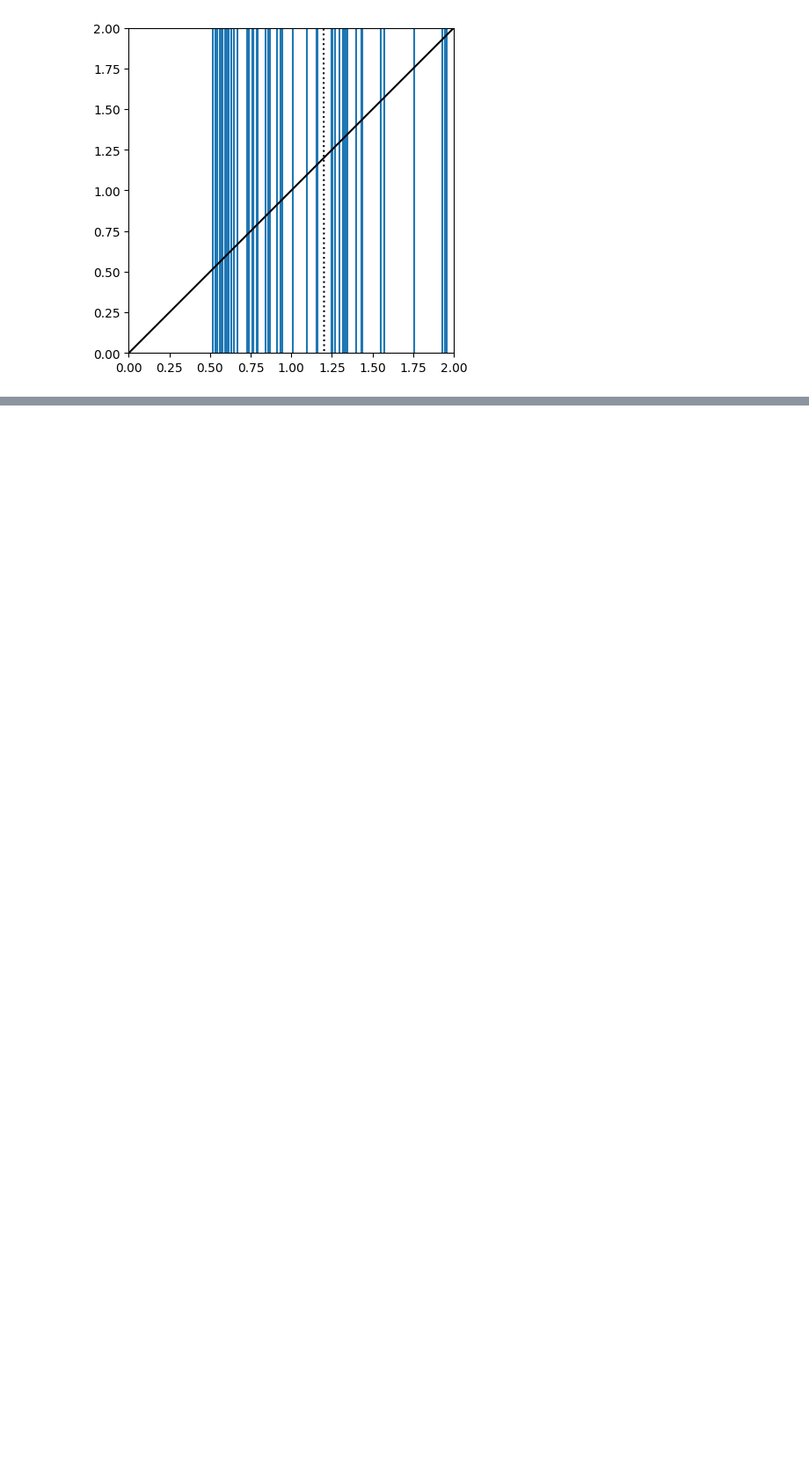
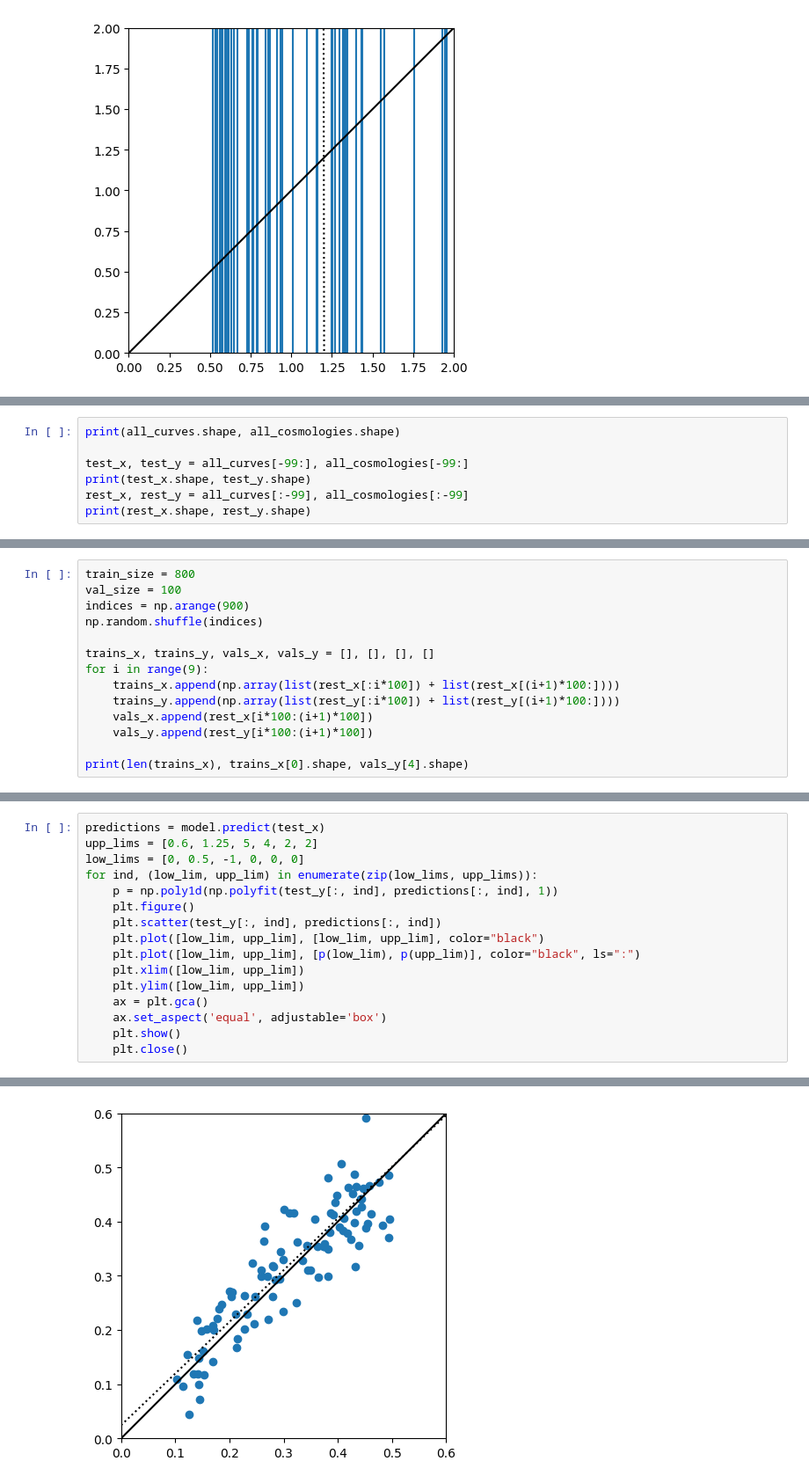
Before and after one commit to shubhagrawal30/CosmoIM, a Jupyter notebook: notebooks/neural_networks.ipynb, the cells around one changed output, grey strips where cells are left out. Shown at 88% size. Saved outputs shown, nothing was run; the diff lists cells and outputs as text; blank space fills up the shorter version.

```diff
--- a/notebooks/neural_networks.ipynb
+++ b/notebooks/neural_networks.ipynb
@@ -372,0 +375,7 @@ for ind, (low_lim, upp_lim) in enumerate(zip(low_lims, upp_lims)):
+# %%
+print(all_curves.shape, all_cosmologies.shape)
+
+test_x, test_y = all_curves[-99:], all_cosmologies[-99:]
+print(test_x.shape, test_y.shape)
+rest_x, rest_y = all_curves[:-99], all_cosmologies[:-99]
+print(rest_x.shape, rest_y.shape)
@@ -372,0 +386,14 @@ for ind, (low_lim, upp_lim) in enumerate(zip(low_lims, upp_lims)):
+# %%
+train_size = 800
+val_size = 100
+indices = np.arange(900)
+np.random.shuffle(indices)
+
+trains_x, trains_y, vals_x, vals_y = [], [], [], []
+for i in range(9):
+    trains_x.append(np.array(list(rest_x[:i*100]) + list(rest_x[(i+1)*100:])))
+    trains_y.append(np.array(list(rest_y[:i*100]) + list(rest_y[(i+1)*100:])))
+    vals_x.append(rest_x[i*100:(i+1)*100])
+    vals_y.append(rest_y[i*100:(i+1)*100])
+
+print(len(trains_x), trains_x[0].shape, vals_y[4].shape)
@@ -372,0 +453,17 @@ for ind, (low_lim, upp_lim) in enumerate(zip(low_lims, upp_lims)):
+# %%
+predictions = model.predict(test_x)
+upp_lims = [0.6, 1.25, 5, 4, 2, 2]
+low_lims = [0, 0.5, -1, 0, 0, 0]
+for ind, (low_lim, upp_lim) in enumerate(zip(low_lims, upp_lims)):
+    p = np.poly1d(np.polyfit(test_y[:, ind], predictions[:, ind], 1))
+    plt.figure()
+    plt.scatter(test_y[:, ind], predictions[:, ind])
+    plt.plot([low_lim, upp_lim], [low_lim, upp_lim], color="black")
+    plt.plot([low_lim, upp_lim], [p(low_lim), p(upp_lim)], color="black", ls=":")
+    plt.xlim([low_lim, upp_lim])
+    plt.ylim([low_lim, upp_lim])
+    ax = plt.gca()
+    ax.set_aspect('equal', adjustable='box')
+    plt.show()
+    plt.close()
+# %% [output]
@@ -372,0 +471 @@ for ind, (low_lim, upp_lim) in enumerate(zip(low_lims, upp_lims)):
+[figure, added]
```
Also changed, not shown: parts of 8 cells of this notebook.
